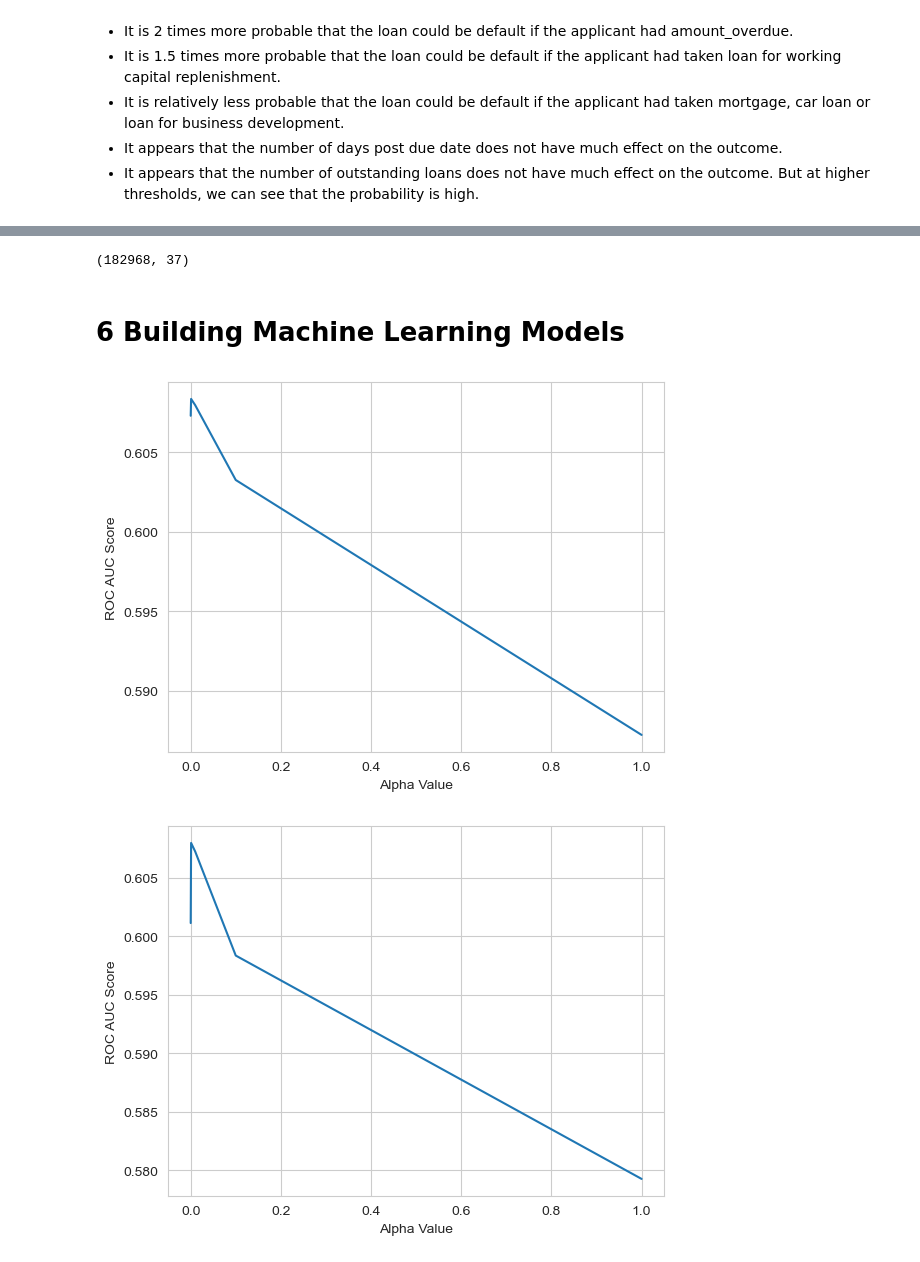
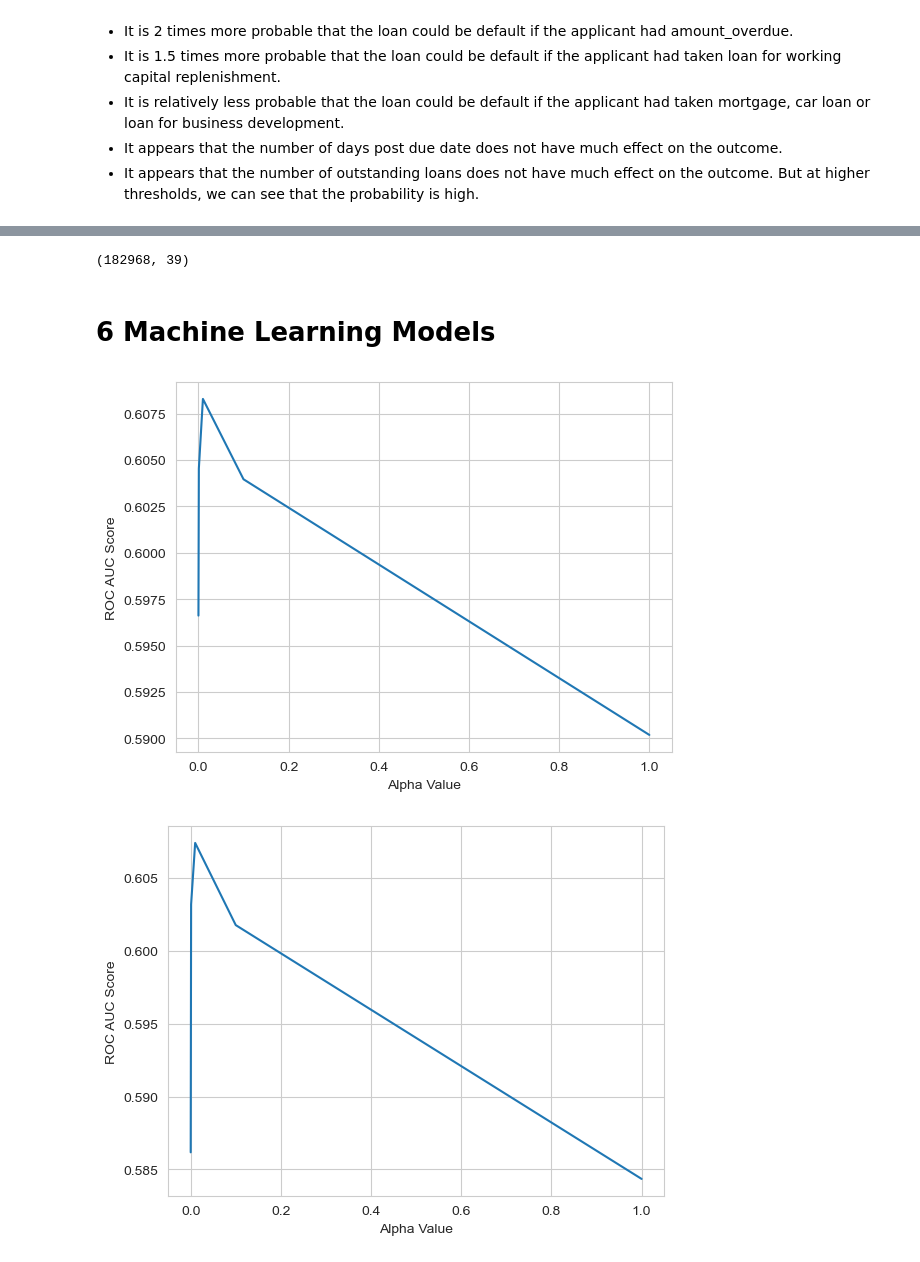
Before and after one commit to M-Krishna-Sumanth/Monsoon-CreditTech, a Jupyter notebook: Monsoon CreditTech.ipynb, the cells around one changed output, grey strips where cells are left out. Saved outputs shown, nothing was run; the diff lists cells and outputs as text; code cells hidden in the pictures.

```diff
--- a/Monsoon CreditTech.ipynb
+++ b/Monsoon CreditTech.ipynb
@@ -453,6 +525,4 @@ df[(df['Fraction']>0.09)|(df['Fraction']<0.07)].sort_values('Fraction')
 - It is relatively less probable that the loan could be default if the applicant had taken mortgage, car loan or loan for business development.
 - It appears that the number of days post due date does not have much effect on the outcome.
 - It appears that the number of outstanding loans does not have much effect on the outcome. But at higher thresholds, we can see that the probability is high.
-# %%
-dataset_train.loc[dataset_train['loan_amount'].isnull(),['loan_amount','amount_overdue','n_days','n_loans']] = 0
 # %%
@@ -469,3 +545,5 @@ dataset_train.head()
+# %%
+dataset_train.fillna(0,inplace=True)
 # %%
 n = len(dataset_train)
 X_train = dataset_train.iloc[:int(0.7*n),:-1].values
@@ -474,10 +552,6 @@ X_test = dataset_train.iloc[int(0.85*n):,:-1].values
 y_train = dataset_train.iloc[:int(0.7*n),-1].values
 y_cv = dataset_train.iloc[int(0.7*n):int(0.85*n),-1].values
 y_test = dataset_train.iloc[int(0.85*n):,-1].values
-# %%
-X_train.shape
-# %% [output]
-(182968, 37)
 # %%
 scaler = StandardScaler()
 X_train = scaler.fit_transform(X_train)
@@ -486,20 +559,18 @@ X_test = scaler.transform(X_cv)
+# %%
+X_train.shape
+# %% [output]
+(182968, 39)
 # %% [markdown]
-# 6 Building Machine Learning Models
+# 6 Machine Learning Models
 # %%
-alpha = [10**i for i in range(-4,1)]
-cv_roc_auc_score = []
+params = {'alpha':[10**i for i in range(-4,1)]}
+clf = SGDClassifier(class_weight = 'balanced', loss = 'log_loss')
+gs_clf = GridSearchCV(clf, param_grid=params,scoring='roc_auc',n_jobs=-1)
+gs_clf.fit(X_train,y_train)
 
-for i in alpha:
-    clf = SGDClassifier(alpha = i, class_weight = 'balanced', loss = 'log_loss')
-    clf.fit(X_train,y_train)
-    sig_clf = CalibratedClassifierCV(clf)
-    sig_clf.fit(X_train, y_train)
-    y_pred = sig_clf.predict_proba(X_cv)
-    cv_roc_auc_score.append(roc_auc_score(y_cv, y_pred[:,1]))
-
-plt.plot(alpha, cv_roc_auc_score)
+plt.plot(params['alpha'], gs_clf.cv_results_['mean_test_score'])
 plt.xlabel('Alpha Value')
 plt.ylabel('ROC AUC Score')
 plt.show()
 # %% [output]
-[figure, old version]
+[figure, new version]
@@ -513,19 +577,20 @@ roc_auc_score_lr = roc_auc_score(y_cv, sig_clf_lr.predict_proba(X_cv)[:,1])
+# %%
+best_alpha = params['alpha'][np.argmax(gs_clf.cv_results_['mean_test_score'])]
+clf_lr = SGDClassifier(loss = 'log_loss', alpha = best_alpha, class_weight = 'balanced')
+clf_lr.fit(X_train, y_train)
+sig_clf_lr = CalibratedClassifierCV(clf_lr)
+sig_clf_lr.fit(X_train, y_train)
+roc_auc_score_lr = roc_auc_score(y_cv, sig_clf_lr.predict_proba(X_cv)[:,1])
 # %%
-alpha = [10**i for i in range(-4,1)]
-cv_roc_auc_score = []
+params = {'alpha':[10**i for i in range(-4,1)]}
+clf = SGDClassifier(class_weight = 'balanced', loss = 'hinge')
+gs_clf = GridSearchCV(clf, param_grid=params,scoring='roc_auc',n_jobs=-1)
+gs_clf.fit(X_train,y_train)
 
-for i in alpha:
-    clf = SGDClassifier(alpha = i, class_weight = 'balanced', loss = 'hinge')
-    clf.fit(X_train,y_train)
-    sig_clf = CalibratedClassifierCV(clf)
-    sig_clf.fit(X_train, y_train)
-    y_pred = sig_clf.predict_proba(X_cv)
-    cv_roc_auc_score.append(roc_auc_score(y_cv, y_pred[:,1]))
-
-plt.plot(alpha, cv_roc_auc_score)
+plt.plot(params['alpha'], gs_clf.cv_results_['mean_test_score'])
 plt.xlabel('Alpha Value')
 plt.ylabel('ROC AUC Score')
 plt.show()
 # %% [output]
-[figure, old version]
+[figure, new version]
 # %%
```
Also changed, not shown: parts of 46 cells of this notebook.
